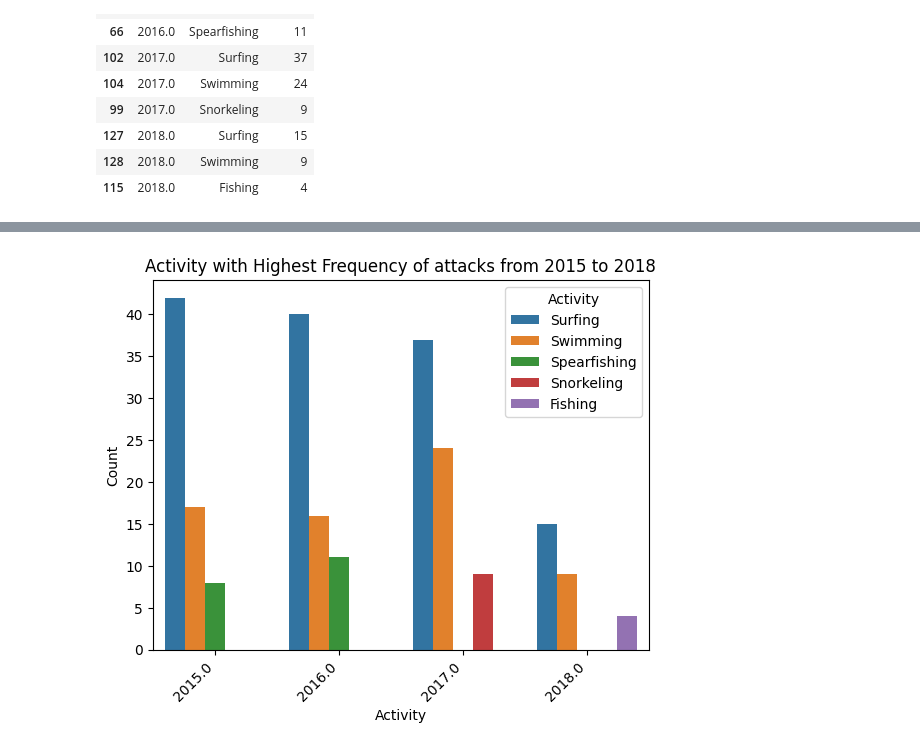
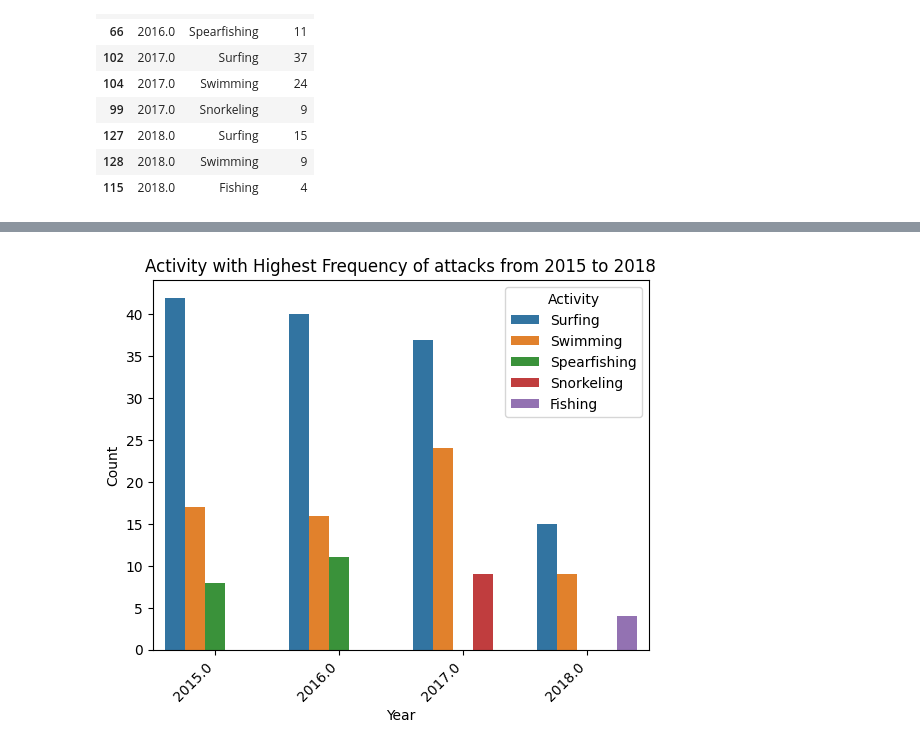
Before and after one commit to leoolessa/Project-one, a Jupyter notebook: test.ipynb, the cells around one changed output, grey strips where cells are left out. Cells and saved outputs as stored; diff of their text form; code cells hidden in the pictures.

```diff
--- a/test.ipynb
+++ b/test.ipynb
@@ -198,16 +219,10 @@ top_activity_by_year
 # %%
-# Criar um gráfico de barras
 barplot = sns.barplot(x="Year", y="Count", hue="Activity", data=top_activity_by_year)
 
-# Adicionar rótulos e título
-plt.xlabel('Activity')
+plt.xlabel('Year')
 plt.ylabel('Count')
 plt.title('Activity with Highest Frequency of attacks from 2015 to 2018')
-
-# Rotacionar rótulos do eixo x para melhor visualização (opcional)
 plt.xticks(rotation=45, ha='right')
-
-# Exibir o gráfico
 plt.show()
 # %% [output]
-[figure, old version]
+[figure, new version]
```
Also changed, not shown: parts of 32 cells of this notebook, 3 other files.
